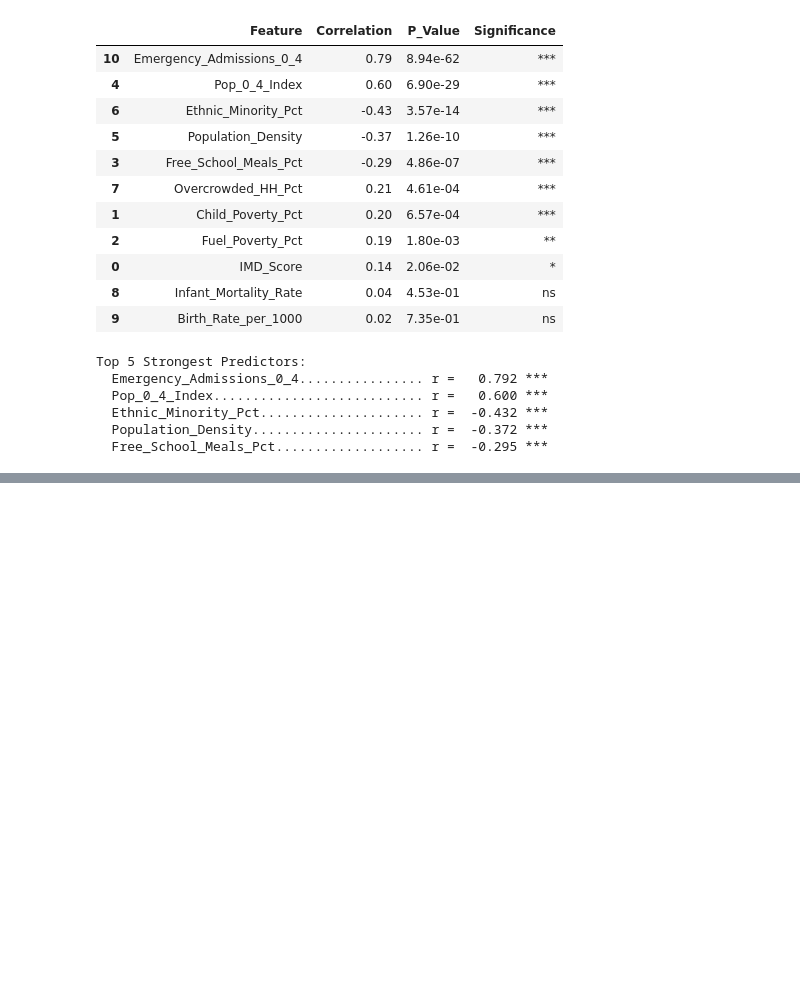
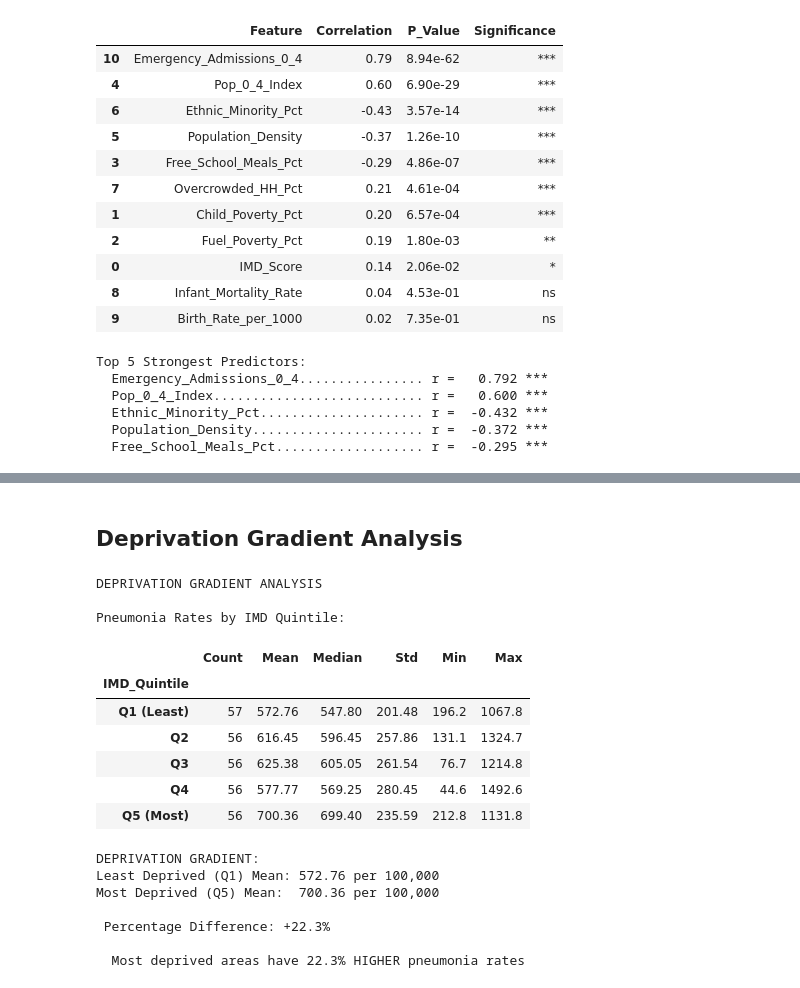
Before and after one commit to IfeakanduBenedict/pediatric-pneumonia-ml-england, a Jupyter notebook: Pediatric_Pneumonia_Analysis.ipynb, the cells around one changed output, grey strips where cells are left out. Saved outputs shown, nothing was run; the diff lists cells and outputs as text; code cells hidden in the pictures; blank space fills up the shorter version.

```diff
--- a/Pediatric_Pneumonia_Analysis.ipynb
+++ b/Pediatric_Pneumonia_Analysis.ipynb
@@ -438,0 +443,53 @@ Top 5 Strongest Predictors:
+# %% [markdown]
+## **Deprivation Gradient Analysis**
+# %%
+print("DEPRIVATION GRADIENT ANALYSIS")
+
+# Create IMD quintiles
+pneumonia_data['IMD_Quintile'] = pd.qcut(pneumonia_data['IMD_Score'], q=5,
+                               labels=['Q1 (Least)', 'Q2', 'Q3', 'Q4', 'Q5 (Most)'])
+
+quintile_stats = pneumonia_data.groupby('IMD_Quintile')[target_col].agg([
+    ('Count', 'count'),
+    ('Mean', 'mean'),
+    ('Median', 'median'),
+    ('Std', 'std'),
+    ('Min', 'min'),
+    ('Max', 'max')
+]).round(2)
+
+print("\nPneumonia Rates by IMD Quintile:")
+display(quintile_stats)
+
+# Calculate deprivation gradient
+least_deprived_mean = quintile_stats.loc['Q1 (Least)', 'Mean']
+most_deprived_mean = quintile_stats.loc['Q5 (Most)', 'Mean']
+pct_difference = ((most_deprived_mean - least_deprived_mean) / least_deprived_mean) * 100
+
+print("DEPRIVATION GRADIENT:")
+print(f"Least Deprived (Q1) Mean: {least_deprived_mean:.2f} per 100,000")
+print(f"Most Deprived (Q5) Mean:  {most_deprived_mean:.2f} per 100,000")
+print(f"\n Percentage Difference: {pct_difference:+.1f}%")
+
+if pct_difference > 0:
+    print(f"\n  Most deprived areas have {pct_difference:.1f}% HIGHER pneumonia rates")
+else:
+    print(f"\n✓ Most deprived areas have {abs(pct_difference):.1f}% LOWER pneumonia rates")
+# %% [output]
+DEPRIVATION GRADIENT ANALYSIS
+
+Pneumonia Rates by IMD Quintile:
+|  | Count | Mean | Median | Std | Min | Max |
+| IMD_Quintile |  |  |  |  |  |  |
+| Q1 (Least) | 57 | 572.76 | 547.80 | 201.48 | 196.2 | 1067.8 |
+| Q2 | 56 | 616.45 | 596.45 | 257.86 | 131.1 | 1324.7 |
+| Q3 | 56 | 625.38 | 605.05 | 261.54 | 76.7 | 1214.8 |
+| Q4 | 56 | 577.77 | 569.25 | 280.45 | 44.6 | 1492.6 |
+| Q5 (Most) | 56 | 700.36 | 699.40 | 235.59 | 212.8 | 1131.8 |
+DEPRIVATION GRADIENT:
+Least Deprived (Q1) Mean: 572.76 per 100,000
+Most Deprived (Q5) Mean:  700.36 per 100,000
+
+ Percentage Difference: +22.3%
+
+  Most deprived areas have 22.3% HIGHER pneumonia rates
```
Also changed, not shown: parts of 1 cell of this notebook.
